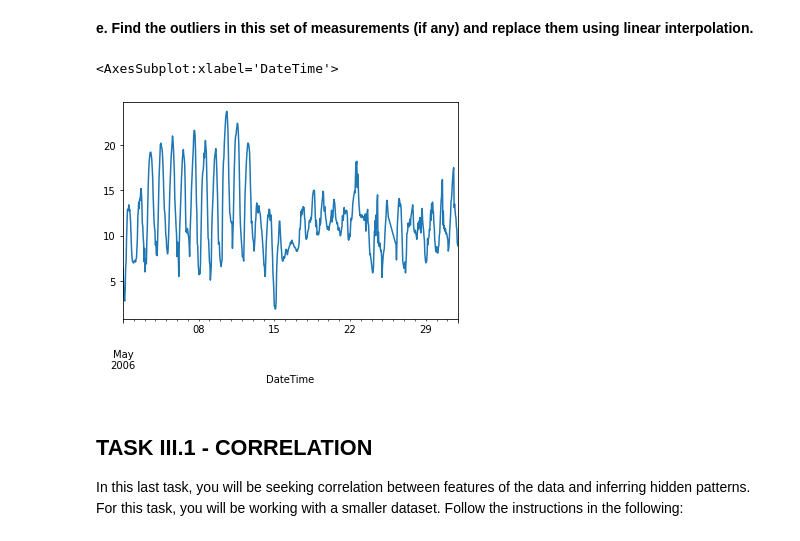
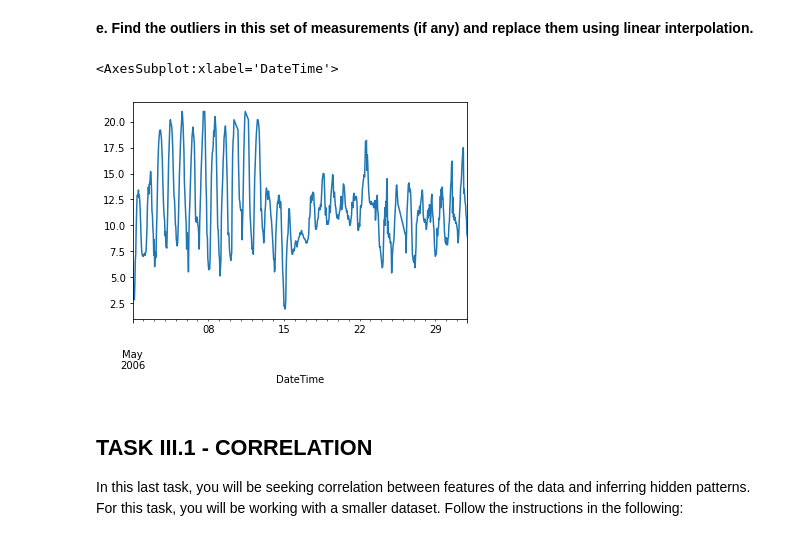
Before and after one commit to akalisvm/Data-Analytics-Assignment, a Jupyter notebook: Coursework_weather_data.ipynb, the cells around one changed output. Cells and saved outputs as stored; diff of their text form; code cells hidden in the pictures.

```diff
--- a/Coursework_weather_data.ipynb
+++ b/Coursework_weather_data.ipynb
@@ -138,25 +137,28 @@ df['Odense']['Temp']['2006-05'].plot()
 # %%
 ###########################
 
 col = df['Odense']['Temp']['2006-05']
 median = col.median()
 mad = col.mad()
 
 def get_zscore(x):
     return (x - median) / mad
 
 def temp_map(x):
-    temp_val = np.nan if get_zscore(x) > 4 else x
-    return temp_val
+    zscore = get_zscore(x)
+    if zscore < -3 or zscore > 3:
+        return np.nan
+    else:
+        return x
 
 col = col.map(temp_map)
 col = col.fillna(col.interpolate())
 col.plot()
 
 ###########################
 # %% [output]
 <AxesSubplot:xlabel='DateTime'>
-[figure, old version]
+[figure, new version]
 # %% [markdown]
 ## TASK III.1 - CORRELATION
 
```
Also changed, not shown: parts of 9 cells of this notebook.
